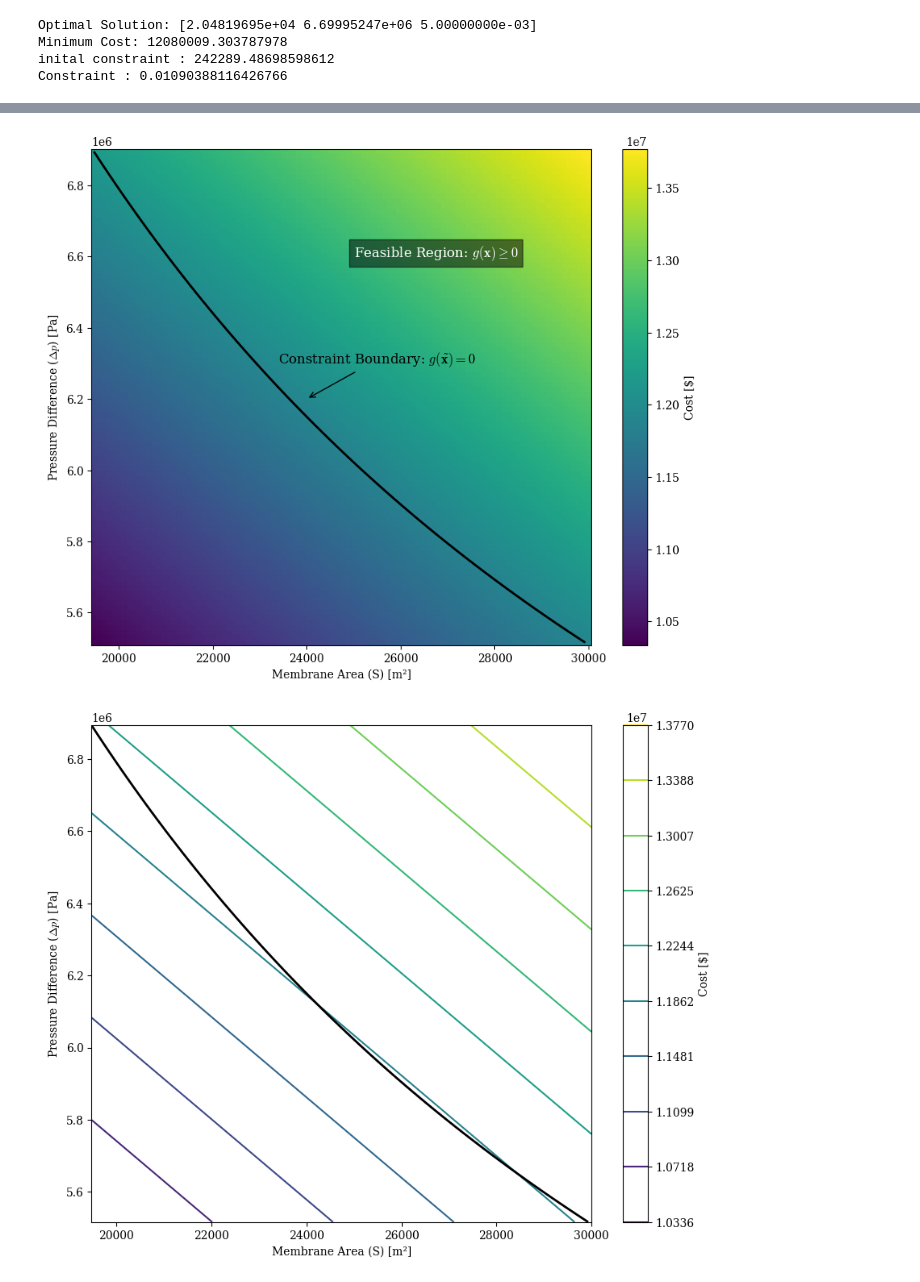
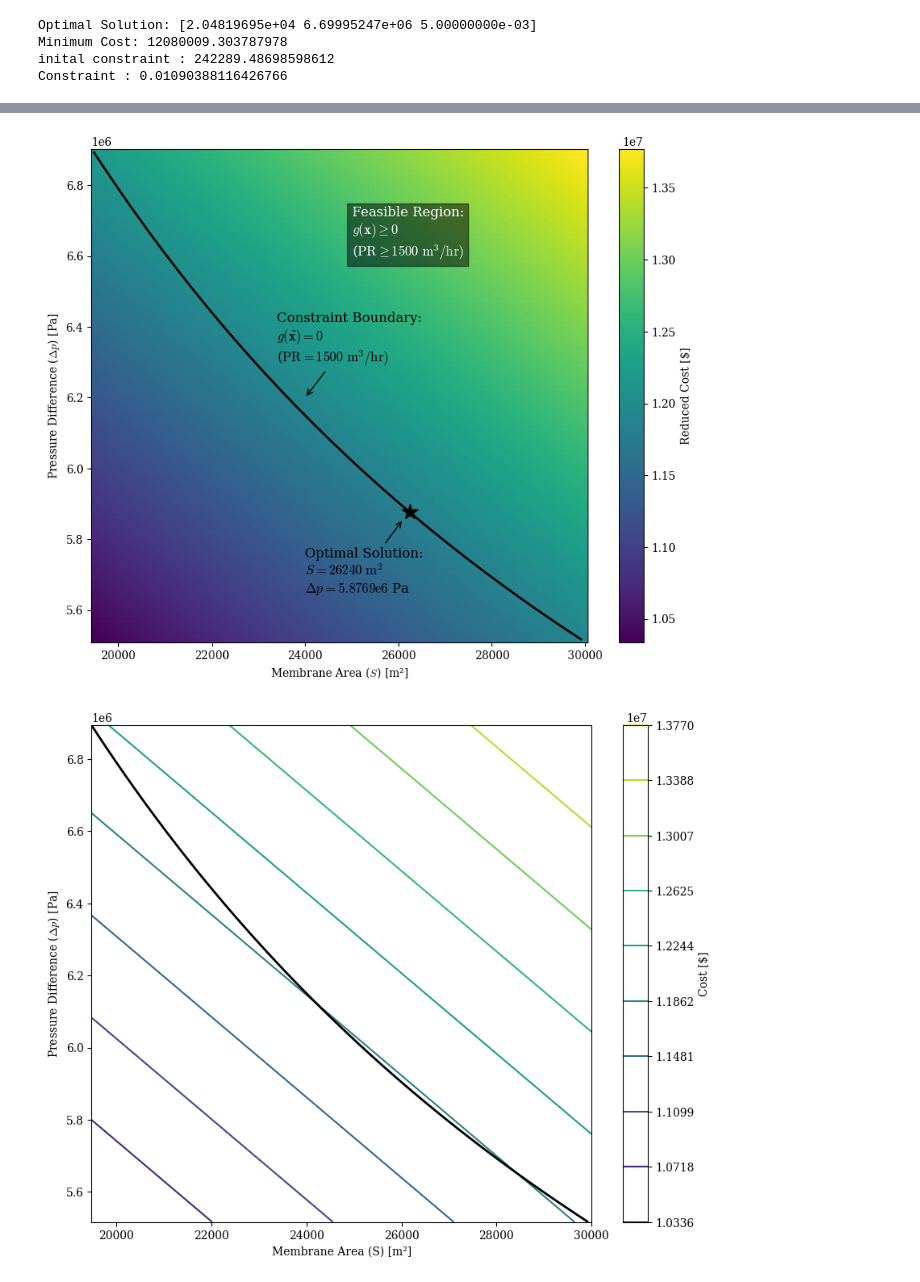
Before and after one commit to freddymartin03/Membrane-Science-and-Membrane-Separation-Processes-CW, a Jupyter notebook: Design.ipynb, the cells around one changed output, grey strips where cells are left out. Cells and saved outputs as stored; diff of their text form; code cells hidden in the pictures.

Commit message:
optimum figure

```diff
--- a/Design.ipynb
+++ b/Design.ipynb
@@ -215,36 +203,49 @@ for i, delta_p in enumerate(delta_p_values):
     for j, S in enumerate(S_values):
         constraint_values[i, j] = constraint1([S, delta_p, m3_fixed])
         cost_values[i, j] = get_C_red([S, delta_p, m3_fixed])
 
 plt.figure(figsize=(10, 8))
 
 plt.pcolormesh(S_values, delta_p_values, cost_values, shading='auto', cmap='viridis')
-plt.colorbar(label=r'Cost [\$]')
+plt.colorbar(label=r'Reduced Cost [\$]')
 
 plt.contour(S_values, delta_p_values, constraint_values, levels=[0], colors='k', linewidths=2, label="Constraint Boundary")
 
-plt.xlabel(r'Membrane Area (S) [m²]')
+plt.xlabel(r'Membrane Area ($S$) [m²]')
 plt.ylabel(r'Pressure Difference ($\Delta p$) [Pa]')
 
 plt.annotate(
-    r"Constraint Boundary: $g(\mathbf{\tilde{x}})=0$",
+    r"Constraint Boundary:" + "\n"r"$g(\mathbf{\tilde{x}})=0$" + "\n" + r"($\mathrm{PR} = 1500~\mathrm{m^3/hr})$",
     xy=(24000, 6.2e6),  # Coordinates of the arrow tip (where the label points)
     xytext=(23400, 6.3e6),  # Coordinates of the text
     arrowprops=dict(facecolor='black', arrowstyle="->"),
     fontsize=12
 )
 
 plt.text(
     25000, 6.6e6,  # Coordinates for the text
-    "Feasible Region: $g(\mathbf{x}) \geq 0$",
+    "Feasible Region:" + "\n""$g(\mathbf{x}) \geq 0$" + "\n" + r"($\mathrm{PR} \geq 1500~\mathrm{m^3/hr})$",
     fontsize=12,
     color='white',
     bbox=dict(facecolor='black', alpha=0.5)  # Optional for a background box
 )
 
+star_x = 26240
+star_y = 5.8769e6
+
+plt.plot(star_x, star_y, marker='*', color='black', markersize=15)
+
+plt.annotate(
+    r"Optimal Solution:" + "\n"r"$S = 26240~\mathrm{m^2}$" + "\n" + r"$\Delta p = 5.8769\mathrm{e}6$ Pa",
+    xy=(26100, 5.8569e6),  # Coordinates of the arrow tip (where the label points)
+    xytext=(24000, 5.65e6),  # Coordinates of the text
+    arrowprops=dict(facecolor='black', arrowstyle="->"),
+    fontsize=12
+)
+
 plt.savefig(r'C:\Users\fjm21\OneDrive - Imperial College London\Fourth Year\Membranes\CW\figure.pdf', format='pdf')
 
 plt.show()
 # %% [output]
-[figure, old version]
+[figure, new version]
 # %%
```
Also changed, not shown: parts of 6 cells of this notebook.
